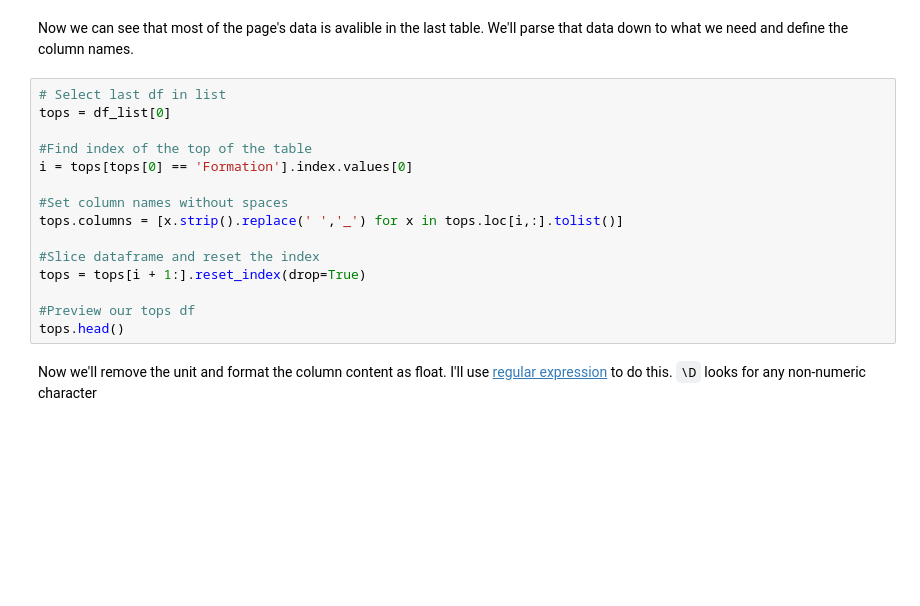
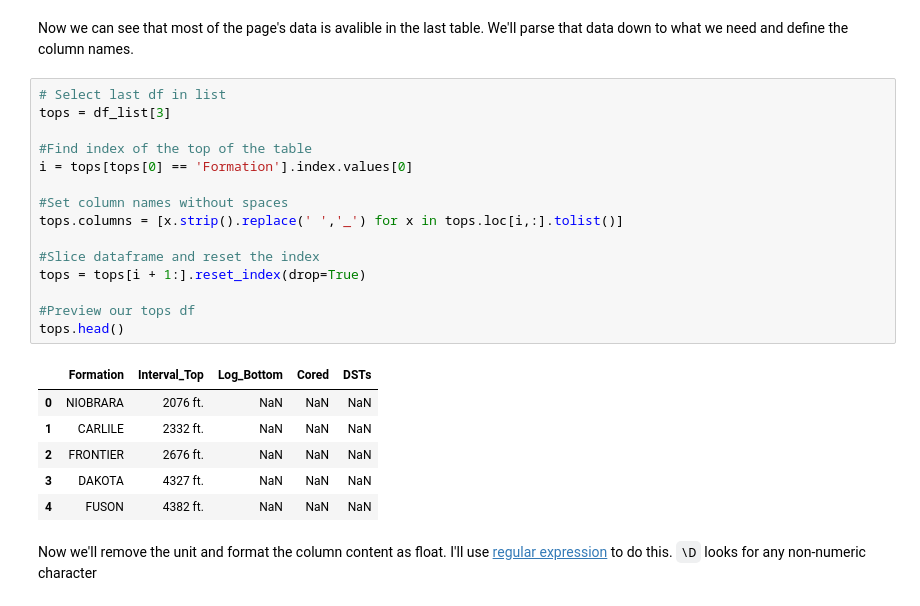
Before and after one commit to Rocks-n-Code/PythonCourse, a Jupyter notebook: 6 - Scraping Data.ipynb, the cells around one changed output. Cells and saved outputs as stored; diff of their text form; blank space fills up the shorter version.

```diff
--- a/6 - Scraping Data.ipynb
+++ b/6 - Scraping Data.ipynb
@@ -100,19 +151,26 @@ df_list[0]
 Now we can see that most of the page's data is avalible in the last table. We'll parse that data down to what we need and define the column names.
 # %%
 # Select last df in list
-tops = df_list[0]
+tops = df_list[3]
 
 #Find index of the top of the table
 i = tops[tops[0] == 'Formation'].index.values[0]
 
 #Set column names without spaces
 tops.columns = [x.strip().replace(' ','_') for x in tops.loc[i,:].tolist()]
 
 #Slice dataframe and reset the index
 tops = tops[i + 1:].reset_index(drop=True)
 
 #Preview our tops df
 tops.head()
+# %% [output]
+|  | Formation | Interval_Top | Log_Bottom | Cored | DSTs |
+| 0 | NIOBRARA | 2076 ft. | NaN | NaN | NaN |
+| 1 | CARLILE | 2332 ft. | NaN | NaN | NaN |
+| 2 | FRONTIER | 2676 ft. | NaN | NaN | NaN |
+| 3 | DAKOTA | 4327 ft. | NaN | NaN | NaN |
+| 4 | FUSON | 4382 ft. | NaN | NaN | NaN |
 # %% [markdown]
 Now we'll remove the unit and format the column content as float. I'll use [regular expression](https://docs.python.org/3/howto/regex.html) to do this. `\D` looks for any non-numeric character
 # %%
```
Also changed, not shown: parts of 13 cells of this notebook.
